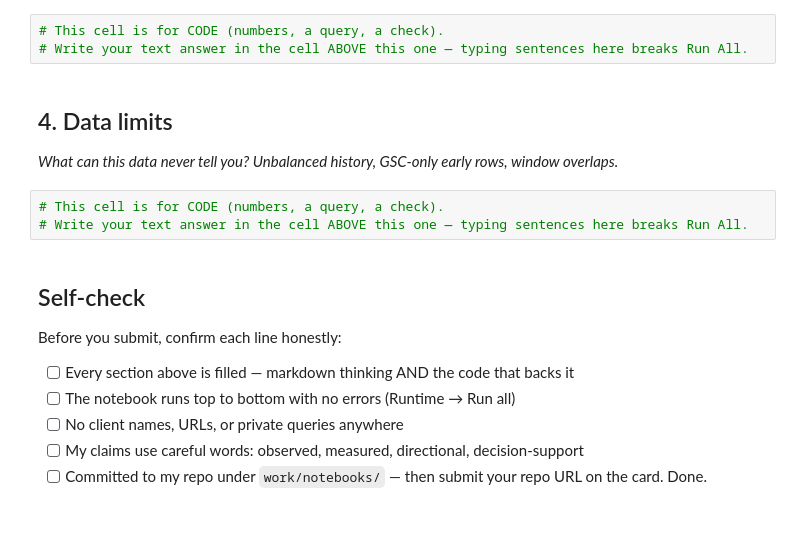
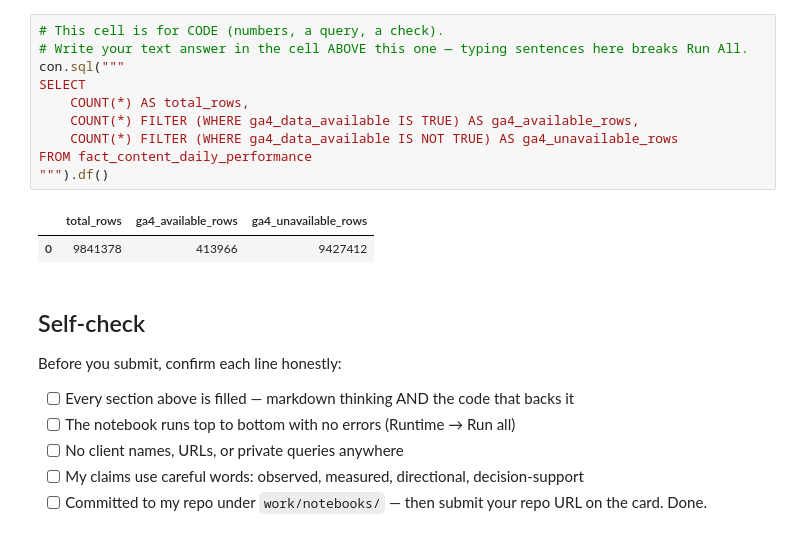
Before and after one commit to subikshasrig/FlyrankMLInternship, a Jupyter notebook: work/notebooks/w03_data_contract.ipynb, the cells around one changed output. Cells and saved outputs as stored; diff of their text form.

```diff
--- a/work/notebooks/w03_data_contract.ipynb
+++ b/work/notebooks/w03_data_contract.ipynb
@@ -27,13 +204,16 @@ This skeleton is yours to fill. Work the sections **in order** — each one has
 # %%
 # This cell is for CODE (numbers, a query, a check).
 # Write your text answer in the cell ABOVE this one — typing sentences here breaks Run All.
+con.sql("""
+SELECT
+    COUNT(*) AS total_rows,
+    COUNT(*) FILTER (WHERE ga4_data_available IS TRUE) AS ga4_available_rows,
+    COUNT(*) FILTER (WHERE ga4_data_available IS NOT TRUE) AS ga4_unavailable_rows
+FROM fact_content_daily_performance
+""").df()
+# %% [output]
+|  | total_rows | ga4_available_rows | ga4_unavailable_rows |
+| 0 | 9841378 | 413966 | 9427412 |
-# %% [markdown]
-## 4. Data limits
-
-*What can this data never tell you? Unbalanced history, GSC-only early rows, window overlaps.*
-# %%
-# This cell is for CODE (numbers, a query, a check).
-# Write your text answer in the cell ABOVE this one — typing sentences here breaks Run All.
 # %% [markdown]
 ## Self-check
 
```
Also changed, not shown: parts of 17 cells of this notebook.
